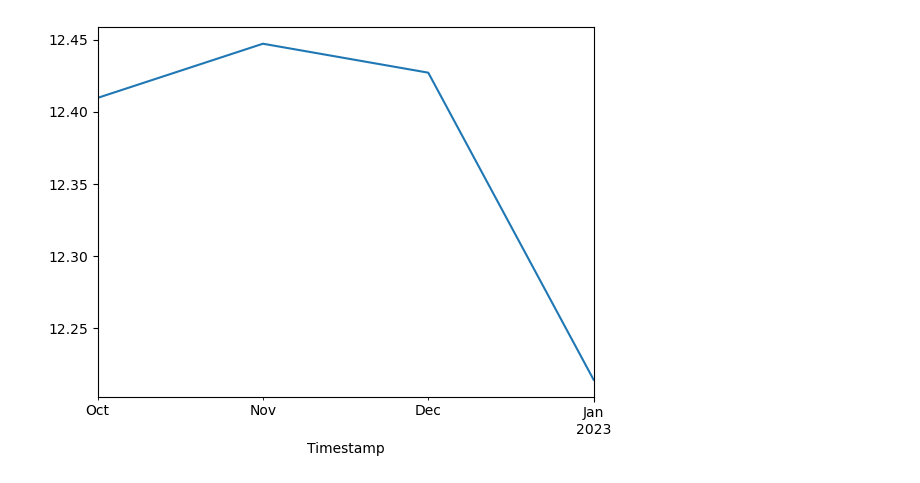
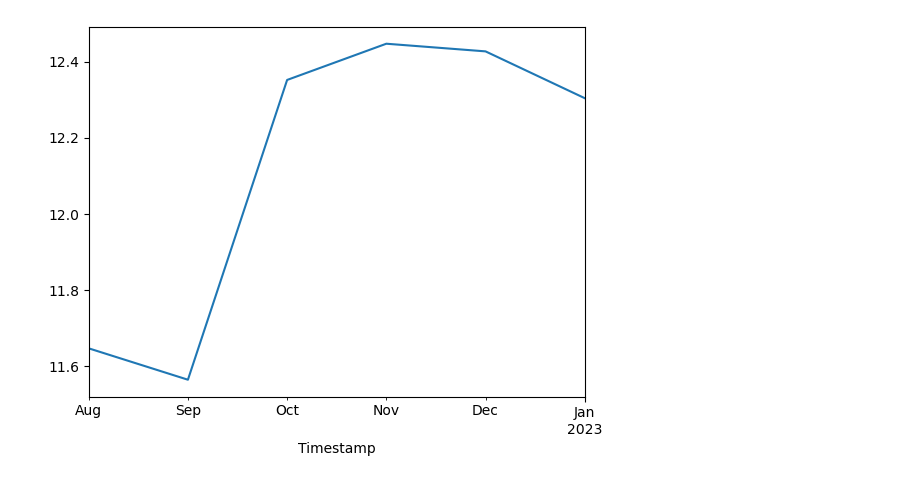
Before and after one commit to mjennings061/HackTheHub-TripleCookedChips, a Jupyter notebook: get_electricity.ipynb, the cells around one changed output. Cells and saved outputs as stored; diff of their text form; code cells hidden in the pictures.

```diff
--- a/get_electricity.ipynb
+++ b/get_electricity.ipynb
@@ -8 +10,21 @@ import matplotlib.ticker as ticker
+# %%
+def get_elec_sub_90(start_date, end_date):
+    # Format URL
+    DNO = "12" # London area.
+    VOLTAGE = "LV" # Low voltage.
+    start_date = start_date.strftime("%d-%m-%Y")
+    end_date = end_date.strftime("%d-%m-%Y")
+    url = f"https://odegdcpnma.execute-api.eu-west-2.amazonaws.com/development/prices?dno={DNO}&voltage={VOLTAGE}&start={start_date}&end={end_date}"
+
+    # Hit the API to get the JSON.
+    response = urlopen(url)
+    data_json = json.loads(response.read())
+
+    # Format as a dataframe.
+    df = pd.json_normalize(data_json["data"]["data"])
+    df = df.drop(columns="unixTimestamp")
+    df["Timestamp"] = pd.to_datetime(df["Timestamp"], format="%H:%M %d-%m-%Y")
+    df.set_index("Timestamp", inplace=True)
+
+    return df
 # %%
@@ -35,13 +66,13 @@ def get_electricity(start_date="10/10/2022", end_date="10/01/2023", groupBy='M')
 # %%
 # Call the function.
-START_DATE = "10-10-2022"
-END_DATE = "10-01-2023"
+START_DATE = "01-08-2022"
+END_DATE = "01-01-2023"
 GROUP_BY = "M"
-elec_monthly = get_electricity(START_DATE, END_DATE, GROUP_BY)
+elec_by_month = get_electricity(START_DATE, END_DATE, GROUP_BY)
 
 # Plot the response.
 x = "Date"
 y = "Price (£/kWh)"
-ax = elec_monthly["Overall"].plot(x=x, y=y)
+ax = elec_by_month["Overall"].plot(x=x, y=y)
 plt.show()
 # %% [output]
@@ -48 +94 @@ plt.show()
-[figure, old version]
+[figure, new version]
```
Also changed, not shown: parts of 11 cells of this notebook.
